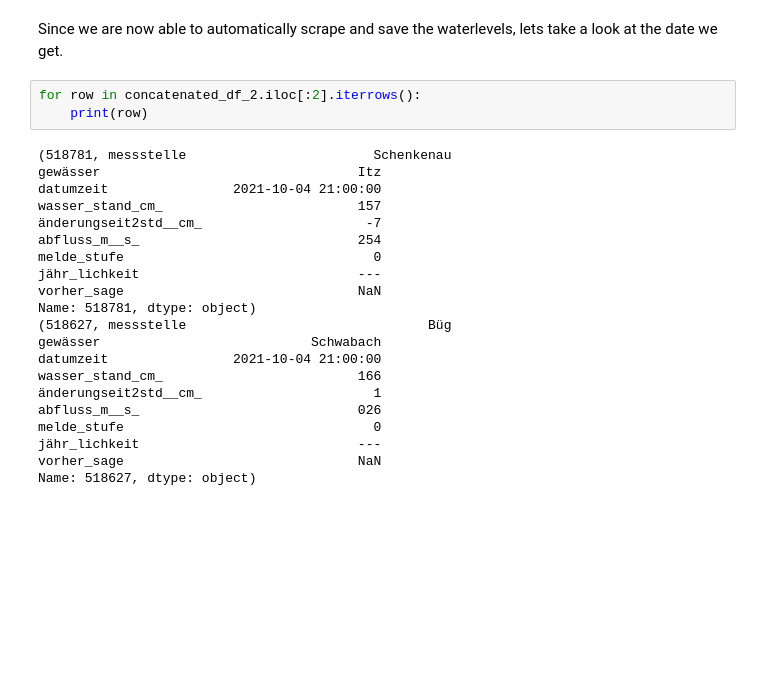
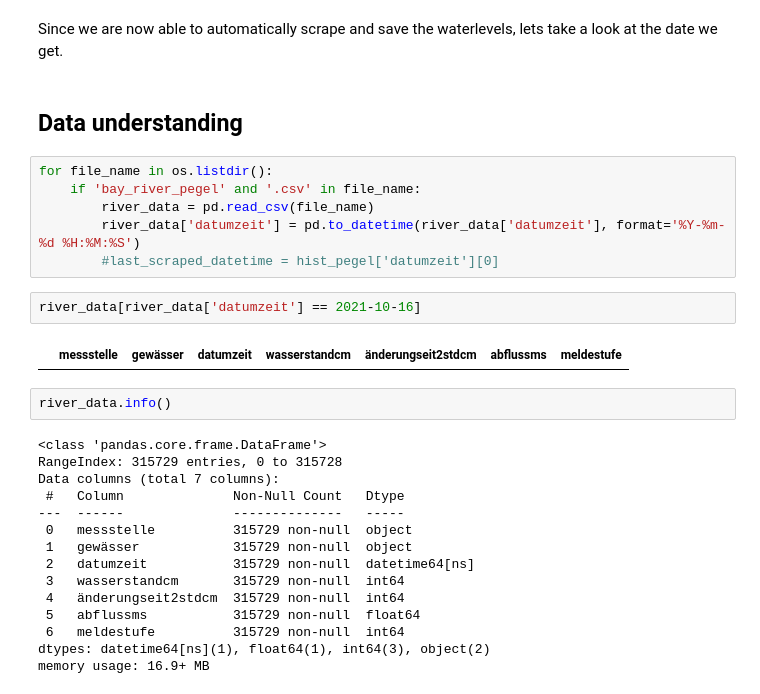
Before and after one commit to sonnyplankton/IsarWaterLevels, a Jupyter notebook: Bay Flüsse Pegelstände Scraping.ipynb, the cells around one changed output. Cells and saved outputs as stored; diff of their text form; blank space fills up the shorter version.

Commit message:
Improving Data Quality

```diff
--- a/Bay Flüsse Pegelstände Scraping.ipynb
+++ b/Bay Flüsse Pegelstände Scraping.ipynb
@@ -276,27 +285,32 @@ if deleting_scraped_files == True:
         os.remove(path + f)
 # %% [markdown]
 Since we are now able to automatically scrape and save the waterlevels, lets take a look at the date we get.
-# %%
-for row in concatenated_df_2.iloc[:2].iterrows():
-    print(row)
-# %% [output]
-(518781, messstelle                        Schenkenau
-gewässer                                 Itz
-datumzeit                2021-10-04 21:00:00
-wasser_stand_cm_                         157
-änderungseit2std__cm_                     -7
-abfluss_m__s_                            254
-melde_stufe                                0
-jähr_lichkeit                            ---
-vorher_sage                              NaN
-Name: 518781, dtype: object)
-(518627, messstelle                               Büg
-gewässer                           Schwabach
-datumzeit                2021-10-04 21:00:00
-wasser_stand_cm_                         166
-änderungseit2std__cm_                      1
-abfluss_m__s_                            026
-melde_stufe                                0
-jähr_lichkeit                            ---
-vorher_sage                              NaN
-Name: 518627, dtype: object)
+# %% [markdown]
+## Data understanding
+# %%
+for file_name in os.listdir():
+    if 'bay_river_pegel' and '.csv' in file_name:
+        river_data = pd.read_csv(file_name)
+        river_data['datumzeit'] = pd.to_datetime(river_data['datumzeit'], format='%Y-%m-%d %H:%M:%S')
+        #last_scraped_datetime = hist_pegel['datumzeit'][0]
+# %%
+river_data[river_data['datumzeit'] == 2021-10-16]
+# %% [output]
+|  | messstelle | gewässer | datumzeit | wasserstandcm | änderungseit2stdcm | abflussms | meldestufe |
+# %%
+river_data.info()
+# %% [output]
+<class 'pandas.core.frame.DataFrame'>
+RangeIndex: 315729 entries, 0 to 315728
+Data columns (total 7 columns):
+ #   Column              Non-Null Count   Dtype
+---  ------              --------------   -----
+ 0   messstelle          315729 non-null  object
+ 1   gewässer            315729 non-null  object
+ 2   datumzeit           315729 non-null  datetime64[ns]
+ 3   wasserstandcm       315729 non-null  int64
+ 4   änderungseit2stdcm  315729 non-null  int64
+ 5   abflussms           315729 non-null  float64
+ 6   meldestufe          315729 non-null  int64
+dtypes: datetime64[ns](1), float64(1), int64(3), object(2)
+memory usage: 16.9+ MB
```
Also changed, not shown: parts of 8 cells of this notebook, 2 other files.
